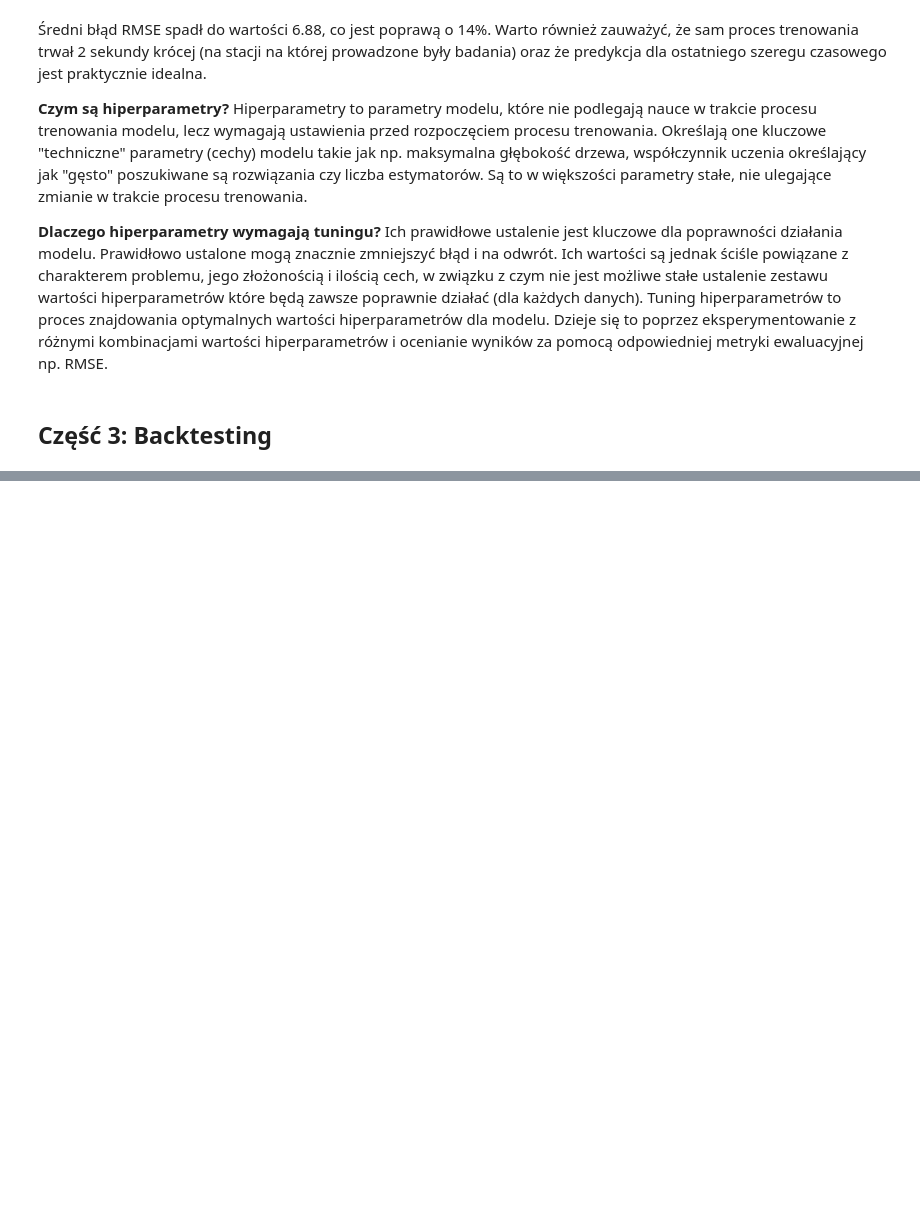
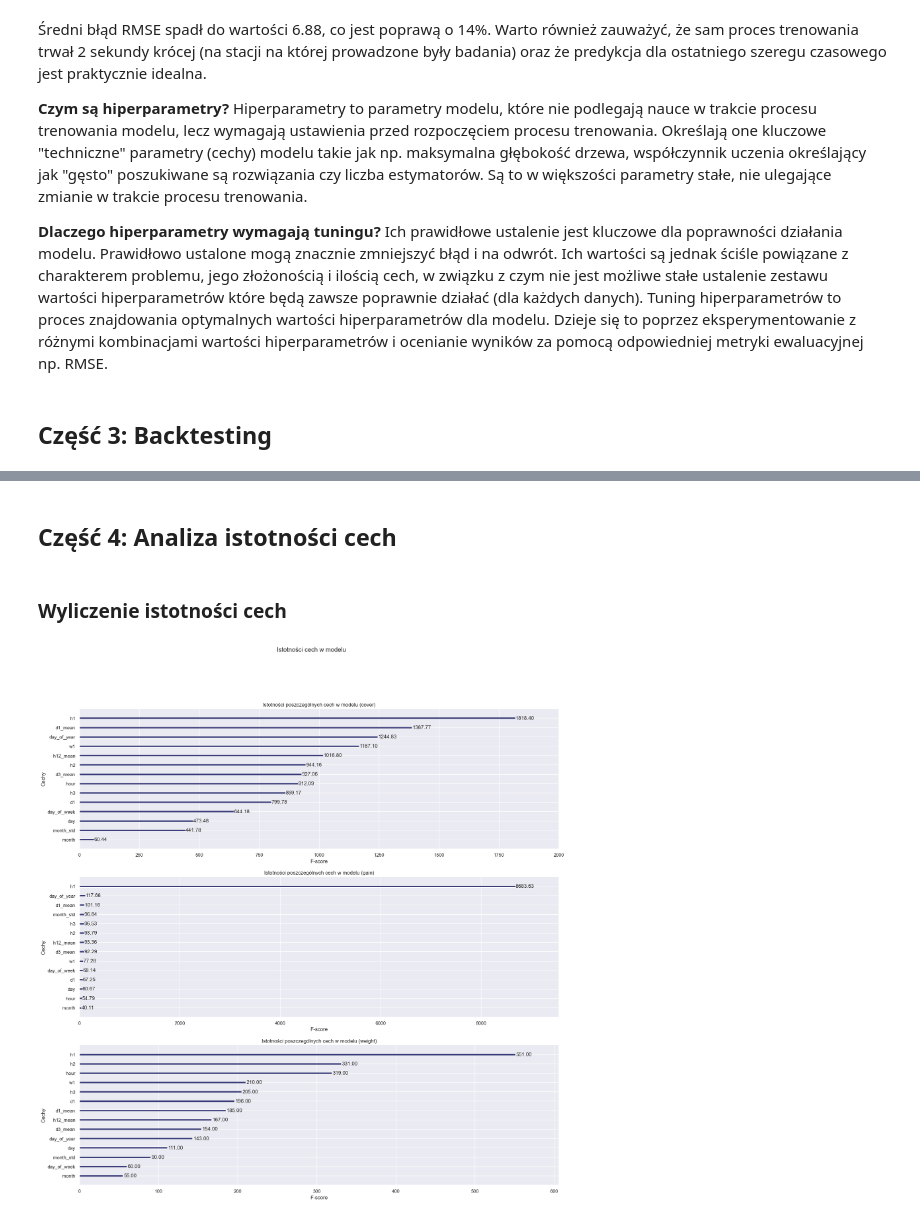
Before and after one commit to Drateffka/PUM, a Jupyter notebook: TimeSeries_project[2]/project.ipynb, the cells around one changed output, grey strips where cells are left out. Cells and saved outputs as stored; diff of their text form; code cells hidden in the pictures; blank space fills up the shorter version.

```diff
--- a/TimeSeries_project[2]/project.ipynb
+++ b/TimeSeries_project[2]/project.ipynb
@@ -1038,0 +1137,34 @@ Ich prawidłowe ustalenie jest kluczowe dla poprawności działania modelu. Praw
+# %% [markdown]
+## Część 4: Analiza istotności cech
+# %% [markdown]
+### Wyliczenie istotności cech
+# %%
+fig, axes = plt.subplots(3, 1, figsize=(20, 20))
+
+xgb.plot_importance(model, ax=axes[0], importance_type="cover", values_format="{v:.2f}")
+xgb.plot_importance(model, ax=axes[1], importance_type="gain", values_format="{v:.2f}")
+xgb.plot_importance(
+    model, ax=axes[2], importance_type="weight", values_format="{v:.2f}"
+)
+
+axes[0].set(
+    title="Istotności poszczególnych cech w modelu (cover)",
+    xlabel="F-score",
+    ylabel="Cechy",
+)
+axes[1].set(
+    title="Istotności poszczególnych cech w modelu (gain)",
+    xlabel="F-score",
+    ylabel="Cechy",
+)
+axes[2].set(
+    title="Istotności poszczególnych cech w modelu (weight)",
+    xlabel="F-score",
+    ylabel="Cechy",
+)
+
+fig.suptitle("Istotności cech w modelu")
+
+plt.show()
+# %% [output]
+[figure, added]
```
Also changed, not shown: parts of 12 cells of this notebook, 1 other file.
